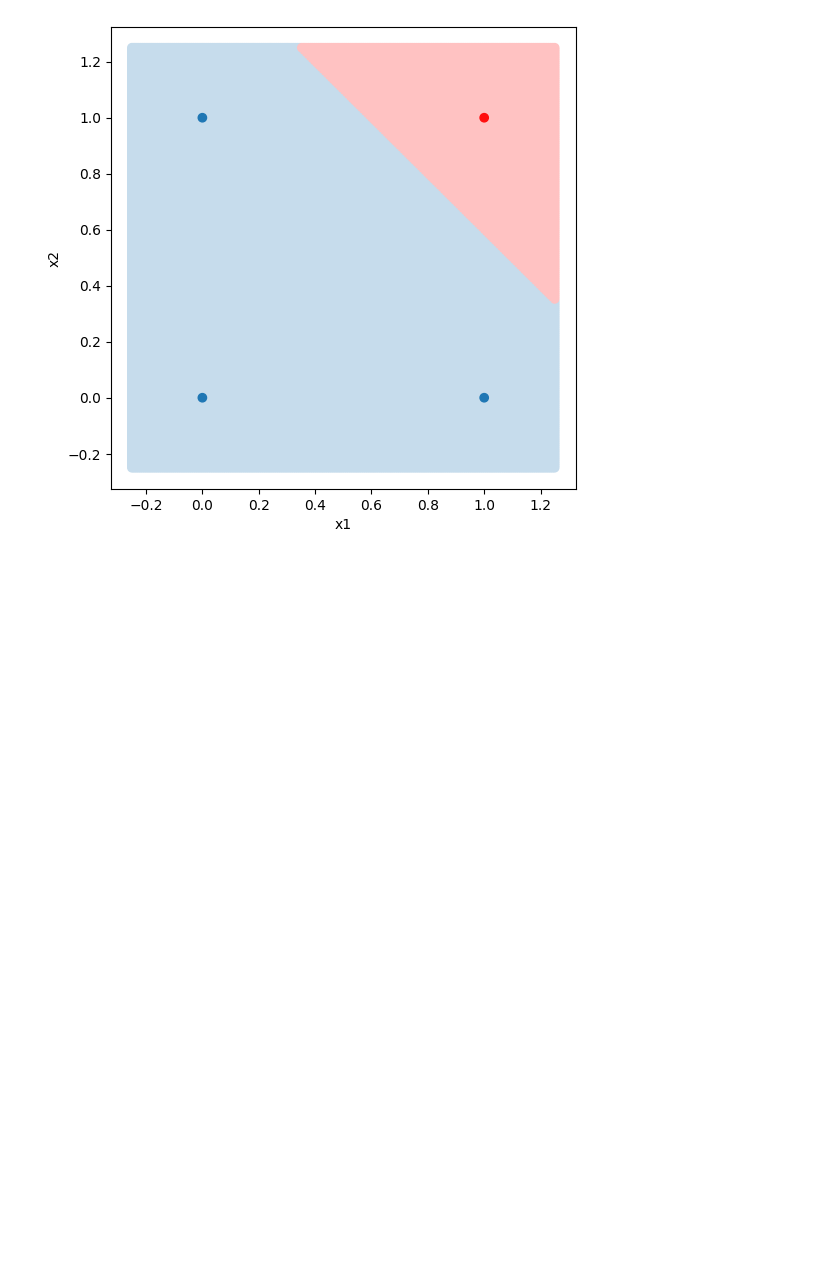
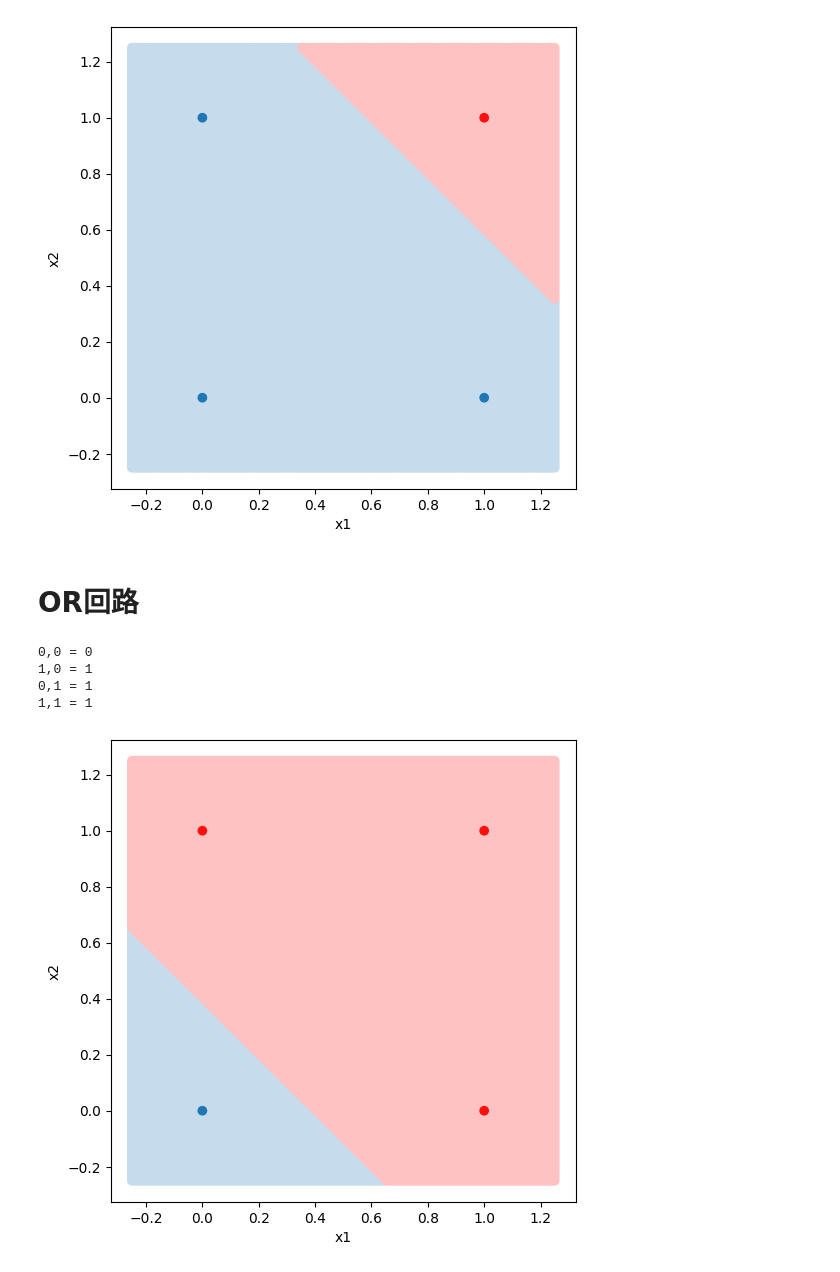
Before and after one commit to naorex/Python3rdGrade_Deep_Learning_Beginner, a Jupyter notebook: Chapter02_パーセプトロン.ipynb, the cells around one changed output. Drawn from its saved outputs; the diff is of its cells as text; code cells hidden in the pictures; blank space fills up the shorter version.

```diff
--- a/Chapter02_パーセプトロン.ipynb
+++ b/Chapter02_パーセプトロン.ipynb
@@ -81,3 +81,24 @@ def plot_perceptron(func,x1,x2):
 plot_perceptron(and_test,x1,x2)
 # %% [output]
 [figure]
+# %% [markdown]
+# OR回路
+# %%
+def or_test(x1,x2):
+    w1,w2,theta = 0.5,0.5,0.2
+    tmp = w1*x1 + w2*x2
+    if tmp > theta:
+        return 1
+    else:
+        return 0
+
+disp_result(or_test)
+# %% [output]
+0,0 = 0
+1,0 = 1
+0,1 = 1
+1,1 = 1
+# %%
+plot_perceptron(or_test,x1,x2)
+# %% [output]
+[figure, added]
```
Also changed, not shown: parts of 7 cells of this notebook.
